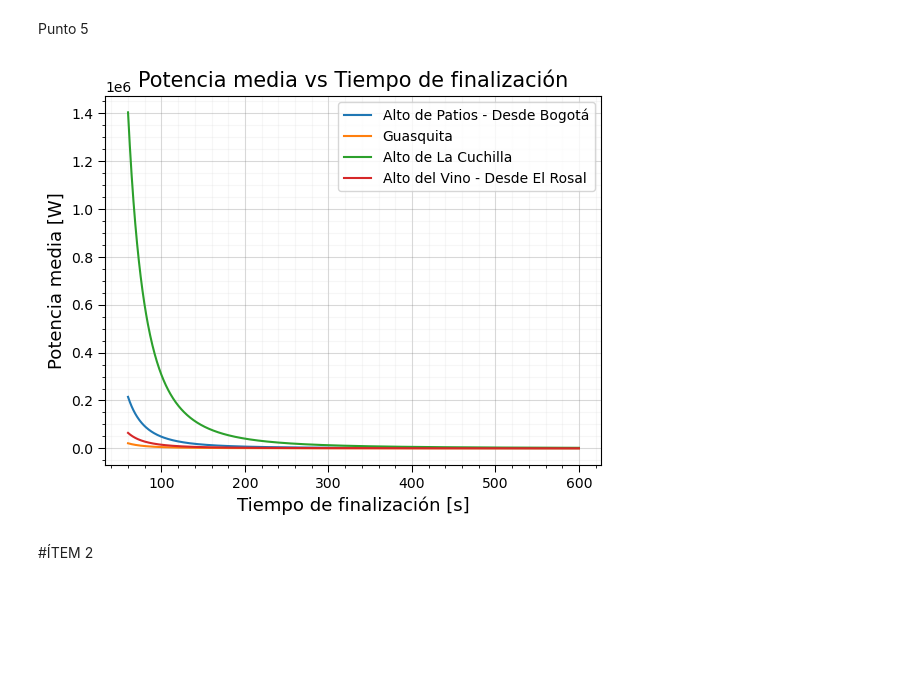
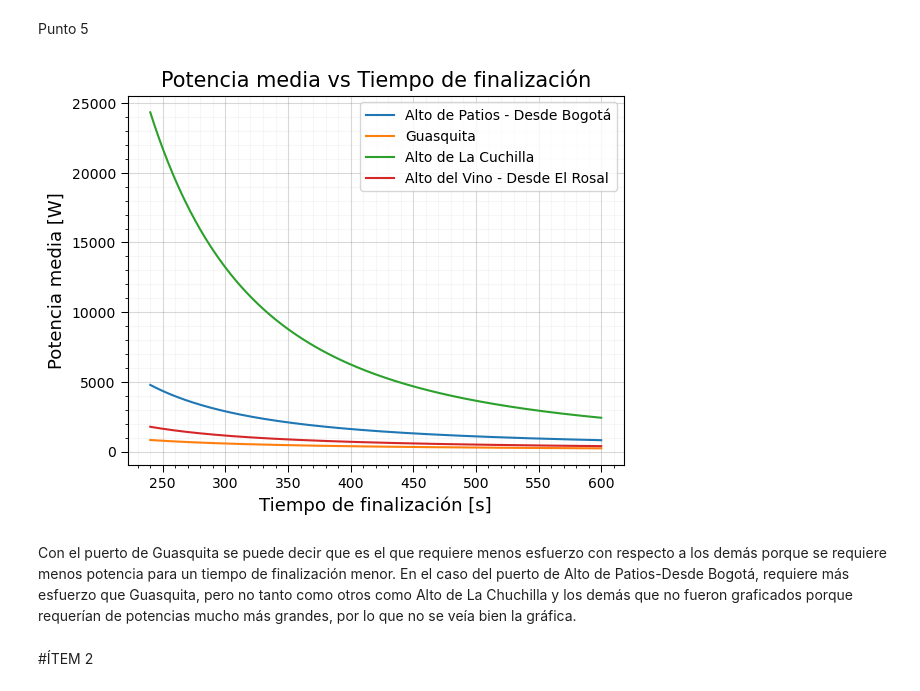
Before and after one commit to QuantumPower4/JuanGuzman-JhonAlex-HerraCompu-202302, a Jupyter notebook: Proyecto/Proyecto_JuanGuzman_JhonMontealegre.ipynb, the cells around one changed output. Cells and saved outputs as stored; diff of their text form; code cells hidden in the pictures; blank space fills up the shorter version.

```diff
--- a/Proyecto/Proyecto_JuanGuzman_JhonMontealegre.ipynb
+++ b/Proyecto/Proyecto_JuanGuzman_JhonMontealegre.ipynb
@@ -141,24 +141,26 @@ Punto 5
 # %%
 for i in range(4):
     conjunto = puertos.loc[puertos["Primera gráfica\nÚltimo dígito 1er estudiante"]==i].reset_index()
 
     pendiente = conjunto["Pendiente promedio [%]"][0]
     distancia = conjunto["Distancia [km]"][0]*1000
     tiempo = conjunto["Mejor tiempo registrado en Strava [min]"][0]*60
 
-    tiempos_grafica = np.linspace(60,600,1000)
+    tiempos_grafica = np.linspace(240,600,1000)
 
     Pleggs_ = Pleggs.subs([[G,pendiente],[V_gs,x/t]])
     Pleggs_ = Pleggs_.subs(x,distancia)
 
     func_save = sym.lambdify(t,Pleggs_)
 
     plt.plot(tiempos_grafica,func_save(tiempos_grafica),label="{0}".format(conjunto["Nombre del puerto"][0]))
 
 plt.legend()
 formato_grafica("Potencia media vs Tiempo de finalización","Tiempo de finalización [s]","Potencia media [W]")
 # %% [output]
-[figure, old version]
+[figure, new version]
+# %% [markdown]
+Con el puerto de Guasquita se puede decir que es el que requiere menos esfuerzo con respecto a los demás porque se requiere menos potencia para un tiempo de finalización menor. En el caso del puerto de Alto de Patios-Desde Bogotá, requiere más esfuerzo que Guasquita, pero no tanto como otros como Alto de La Chuchilla y los demás que no fueron graficados porque requerían de potencias mucho más grandes, por lo que no se veía bien la gráfica.
 # %% [markdown]
 #ÍTEM 2
 # %%
```
Also changed, not shown: parts of 1 cell of this notebook.
